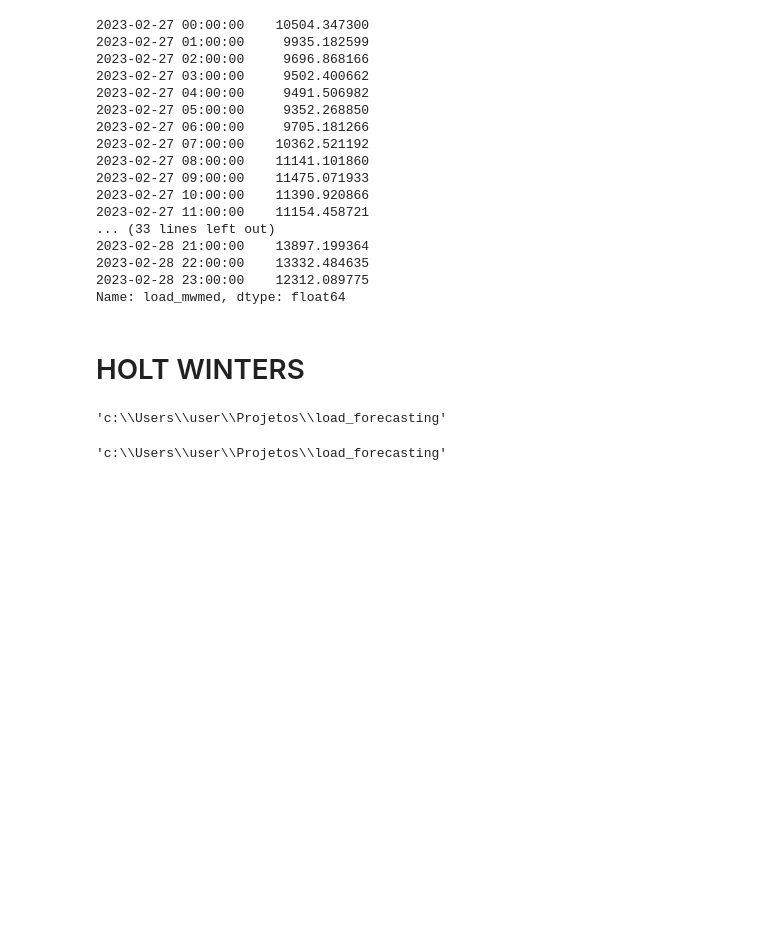
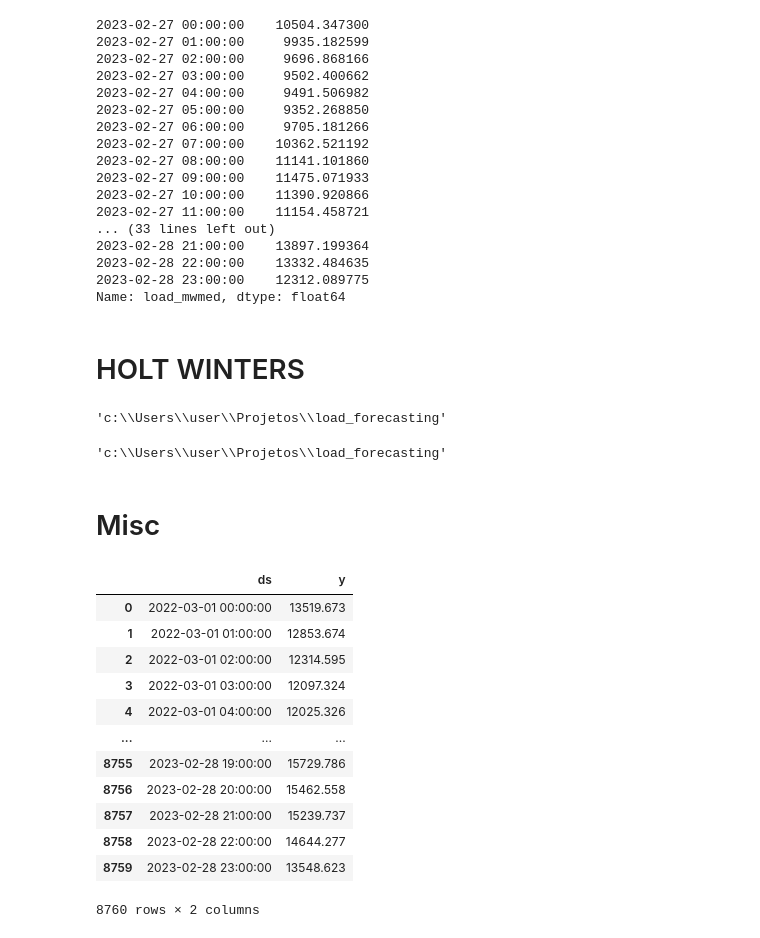
Before and after one commit to matheus-vizzotto/load_forecasting, a Jupyter notebook: src/model_tests.ipynb, the cells around one changed output. Drawn from its saved outputs; the diff is of its cells as text; code cells hidden in the pictures; blank space fills up the shorter version.

Commit message:
OOP for models

```diff
--- a/src/model_tests.ipynb
+++ b/src/model_tests.ipynb
@@ -439,3 +439,55 @@ def holt_winters_model(data: pd.Series,
     return forecast
 
 fc = holt_winters_model(data=train, y_col="load_mwmed", horizon=HORIZON, seasonality=24, trend_="add", seasonal_="mul", test=test["load_mwmed"], save_model=True)
+# %% [markdown]
+# Misc
+# %%
+class SerieTemporal:
+    """Classe para armazenar informações da série temporal.
+    frequency: str
+        Frequência da série temporal. Pode ser 'H' (horária) ou 'd' (diária).
+    """
+    def __init__(self,
+                 data: pd.Series,
+                 y_col: str,
+                 date_col_name: str,
+                 test_size: int,
+                 frequency: str):
+        self.data = data
+        self.y_col = y_col
+        self.date_col_name = date_col_name
+        self.train = data.iloc[:-test_size]
+        self.test_size = test_size
+        self.test = data.iloc[-test_size:]
+        self.frequency = frequency
+
+class Projecoes:
+    def __init__(self,
+                 ts: SerieTemporal):
+        self.ts = ts
+        self.models = {}
+
+    def prophet_fit_forecast(self, write: bool=True):
+        ts = self.ts.data.reset_index()[[self.ts.date_col_name, self.ts.y_col]].copy()
+        ts.columns = ["ds", "y"]
+        return ts
+# %%
+ts = SerieTemporal(data=df_load, y_col = "load_mwmed", date_col_name = "date", test_size=HORIZON, frequency='h')
+# %%
+fm = Projecoes(ts=ts)
+# %%
+fm.prophet_fit_forecast()
+# %% [output]
+|  | ds | y |
+| 0 | 2022-03-01 00:00:00 | 13519.673 |
+| 1 | 2022-03-01 01:00:00 | 12853.674 |
+| 2 | 2022-03-01 02:00:00 | 12314.595 |
+| 3 | 2022-03-01 03:00:00 | 12097.324 |
+| 4 | 2022-03-01 04:00:00 | 12025.326 |
+| ... | ... | ... |
+| 8755 | 2023-02-28 19:00:00 | 15729.786 |
+| 8756 | 2023-02-28 20:00:00 | 15462.558 |
+| 8757 | 2023-02-28 21:00:00 | 15239.737 |
+| 8758 | 2023-02-28 22:00:00 | 14644.277 |
+| 8759 | 2023-02-28 23:00:00 | 13548.623 |
+8760 rows × 2 columns
```
Also changed, not shown: 4 other files.
